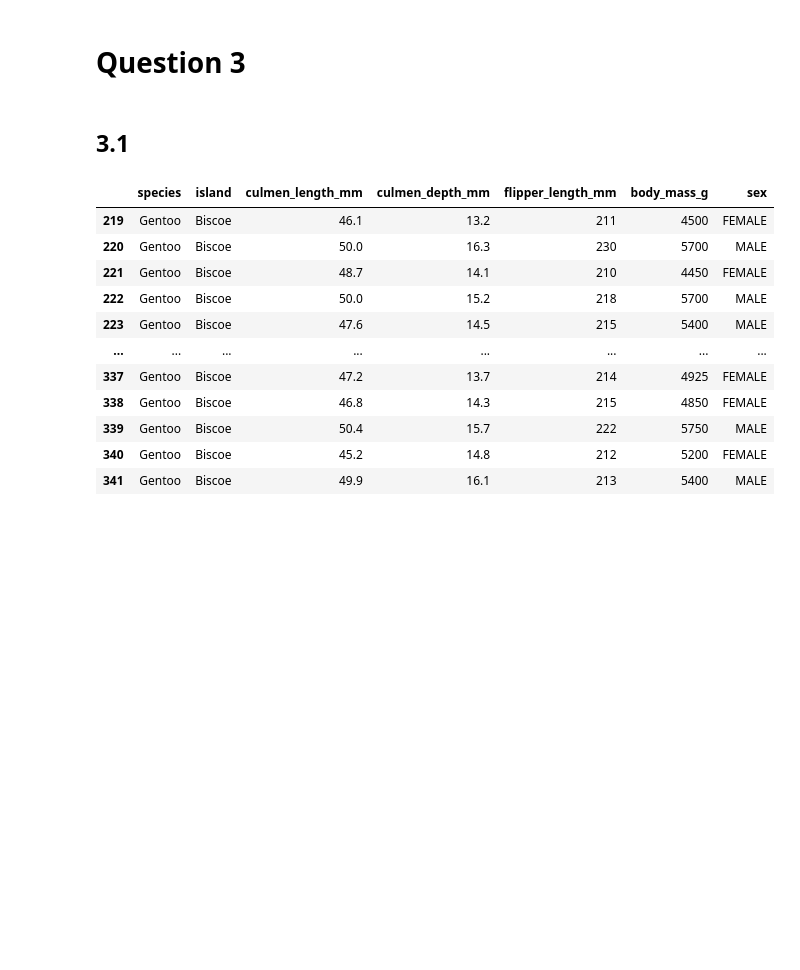
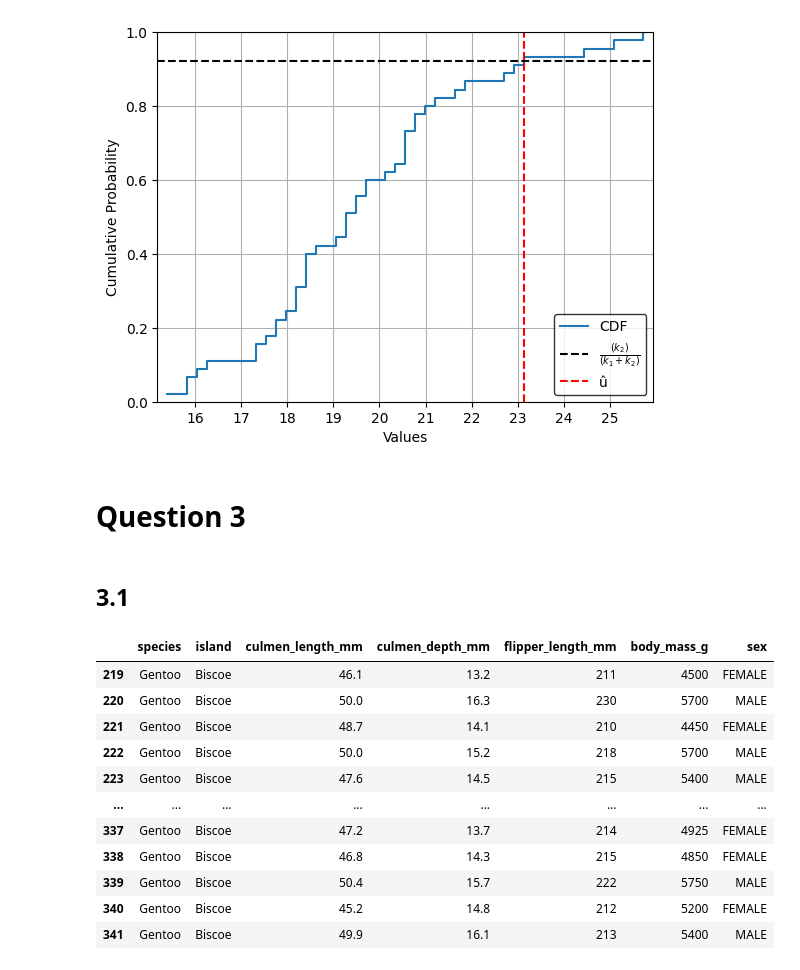
Before and after one commit to ajbarrows/uvmbayes, a Jupyter notebook: notebooks/problem_sets/20240927-problem_set_2.ipynb, the cells around one changed output. Cells and saved outputs as stored; diff of their text form; code cells hidden in the pictures; blank space fills up the shorter version.

```diff
--- a/notebooks/problem_sets/20240927-problem_set_2.ipynb
+++ b/notebooks/problem_sets/20240927-problem_set_2.ipynb
@@ -18,6 +20,40 @@ def load_data(fpath: str | os.PathLike = "../../data/01_raw/penguins.csv"
               ) -> pd.DataFrame:
     """Load penguins dataset."""
     return pd.read_csv(fpath)
+# %%
+# the provided data, k-values, and k-ratios
+X = np.array([18.47, 21.94, 18.59, 15.18, 20.47, 17.36, 18.82, 25.94, 15.88,
+17.56, 18.29, 15.90, 22.97, 17.97, 25.15, 23.26, 20.72, 19.61,
+20.72, 18.08, 20.65, 19.26, 19.75, 21.30, 20.99, 19.60, 17.51,
+16.34, 18.55, 18.22, 20.98, 19.31, 17.87, 21.07, 21.81, 20.13,
+18.40, 19.86, 16.09, 20.71, 19.41, 22.88, 18.62, 19.34, 24.61])
+k_1 = np.array([20, 0.5])
+k_2 = np.array([40, 6])
+k = k_2/(k_1 + k_2)
+
+# plot the CDFs, k-ratios, and u-hat values
+n_bins = 50
+hist_values, bin_edges = np.histogram(X, n_bins)
+pdf = hist_values / sum(hist_values)
+cdf = np.cumsum(pdf)
+for i in range(len(k_1)):
+    plt.clf()
+    plt.grid()
+    plt.step(bin_edges[1:], cdf, label='CDF')
+    plt.axhline(y=k[i], c='k', linestyle='--', label=r'$\frac{(k_2)}{(k_1+k_2)}$')
+    # interpolate to find the CDF bin edge that intersects the k-ratio
+    n = np.interp(k[i], cdf, bin_edges[1:])
+    u = [x for x in bin_edges-n if x < 0][-1]+n
+    plt.axvline(x=u, c='r', linestyle='--', label='û')
+    plt.xlim(bin_edges[0], bin_edges[-1])
+    plt.xticks(np.linspace(math.ceil(bin_edges[0]), math.floor(bin_edges[-1]), 10))
+    plt.xlabel('Values')
+    plt.ylim(0, 1)
+    plt.ylabel('Cumulative Probability')
+    plt.legend(loc='best', edgecolor='k')
+    plt.savefig(os.path.join(out_dir, 'pset2p2.5.' + str(i+1) + '.png'), bbox_inches='tight')
+# %% [output]
+[figure, added]
 # %% [markdown]
 # Question 3
 # %% [markdown]
```
Also changed, not shown: parts of 9 cells of this notebook, 4 other files.
